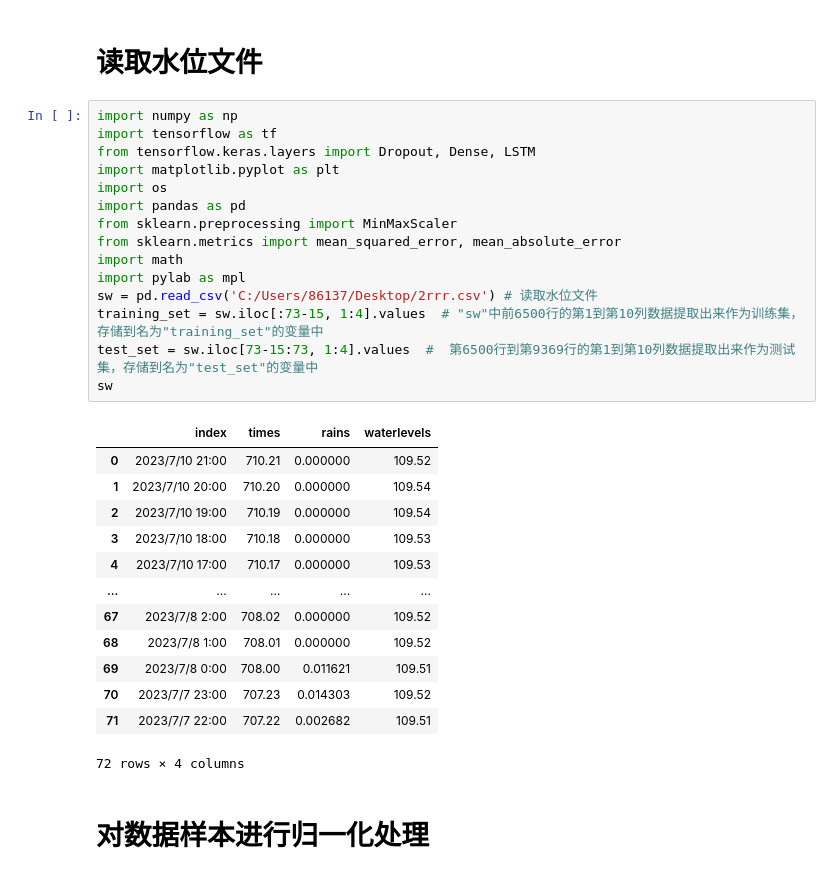
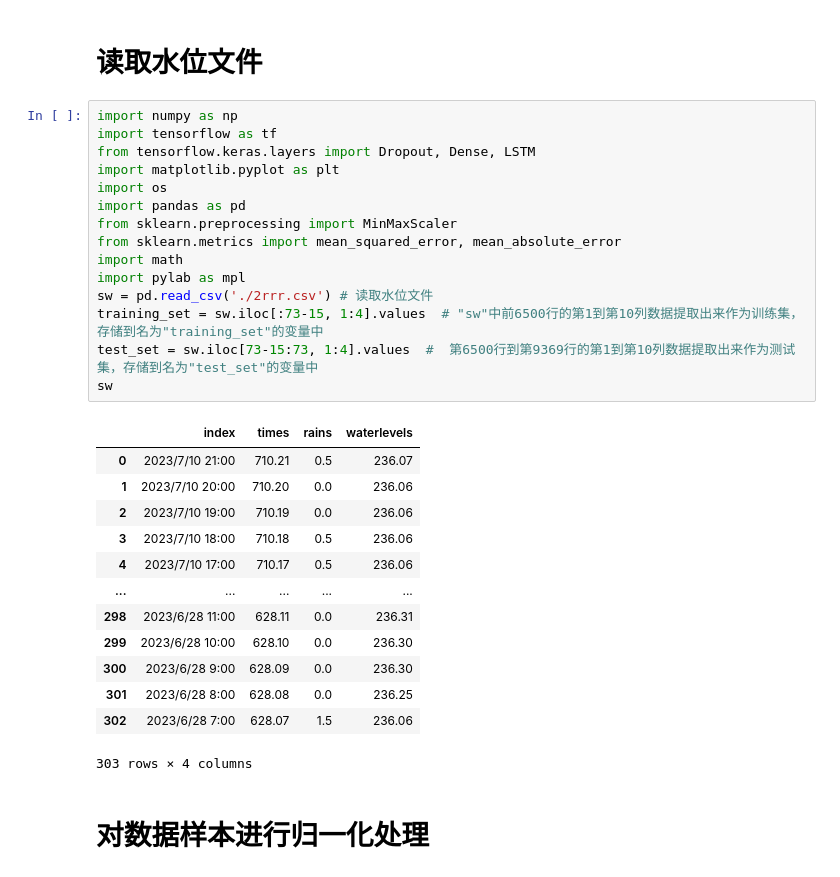
Before and after one commit to sjl6899/Reservoir, a Jupyter notebook: ipynb/711.ipynb, the cells around one changed output. Saved outputs shown, nothing was run; the diff lists cells and outputs as text.

```diff
--- a/ipynb/711.ipynb
+++ b/ipynb/711.ipynb
@@ -3,32 +3,32 @@
 # %%
 import numpy as np
 import tensorflow as tf
 from tensorflow.keras.layers import Dropout, Dense, LSTM
 import matplotlib.pyplot as plt
 import os
 import pandas as pd
 from sklearn.preprocessing import MinMaxScaler
 from sklearn.metrics import mean_squared_error, mean_absolute_error
 import math
 import pylab as mpl
-sw = pd.read_csv('C:/Users/86137/Desktop/2rrr.csv') # 读取水位文件
+sw = pd.read_csv('./2rrr.csv') # 读取水位文件
 training_set = sw.iloc[:73-15, 1:4].values  # "sw"中前6500行的第1到第10列数据提取出来作为训练集，存储到名为"training_set"的变量中
 test_set = sw.iloc[73-15:73, 1:4].values  #  第6500行到第9369行的第1到第10列数据提取出来作为测试集，存储到名为"test_set"的变量中
 sw
 # %% [output]
 |  | index | times | rains | waterlevels |
-| 0 | 2023/7/10 21:00 | 710.21 | 0.000000 | 109.52 |
-| 1 | 2023/7/10 20:00 | 710.20 | 0.000000 | 109.54 |
-| 2 | 2023/7/10 19:00 | 710.19 | 0.000000 | 109.54 |
-| 3 | 2023/7/10 18:00 | 710.18 | 0.000000 | 109.53 |
-| 4 | 2023/7/10 17:00 | 710.17 | 0.000000 | 109.53 |
+| 0 | 2023/7/10 21:00 | 710.21 | 0.5 | 236.07 |
+| 1 | 2023/7/10 20:00 | 710.20 | 0.0 | 236.06 |
+| 2 | 2023/7/10 19:00 | 710.19 | 0.0 | 236.06 |
+| 3 | 2023/7/10 18:00 | 710.18 | 0.5 | 236.06 |
+| 4 | 2023/7/10 17:00 | 710.17 | 0.5 | 236.06 |
 | ... | ... | ... | ... | ... |
-| 67 | 2023/7/8 2:00 | 708.02 | 0.000000 | 109.52 |
-| 68 | 2023/7/8 1:00 | 708.01 | 0.000000 | 109.52 |
-| 69 | 2023/7/8 0:00 | 708.00 | 0.011621 | 109.51 |
-| 70 | 2023/7/7 23:00 | 707.23 | 0.014303 | 109.52 |
-| 71 | 2023/7/7 22:00 | 707.22 | 0.002682 | 109.51 |
+| 298 | 2023/6/28 11:00 | 628.11 | 0.0 | 236.31 |
+| 299 | 2023/6/28 10:00 | 628.10 | 0.0 | 236.30 |
+| 300 | 2023/6/28 9:00 | 628.09 | 0.0 | 236.30 |
+| 301 | 2023/6/28 8:00 | 628.08 | 0.0 | 236.25 |
+| 302 | 2023/6/28 7:00 | 628.07 | 1.5 | 236.06 |
-72 rows × 4 columns
+303 rows × 4 columns
 # %% [markdown]
 # 对数据样本进行归一化处理
 # %%
```
Also changed, not shown: parts of 9 cells of this notebook, 6 other files.
